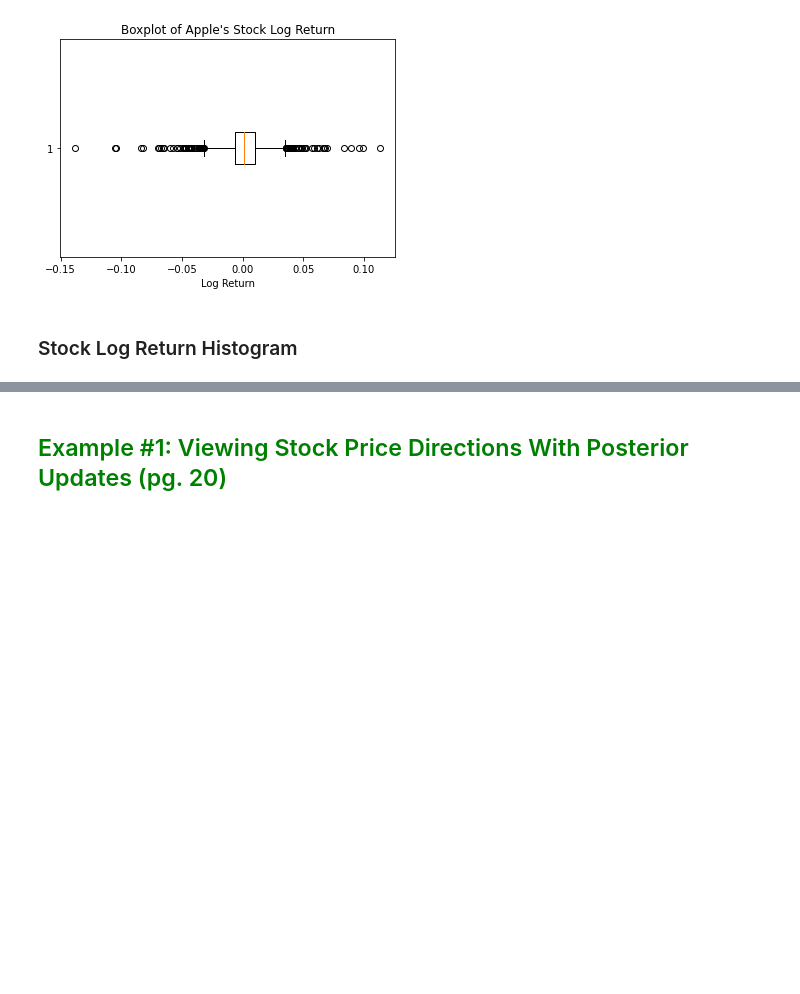
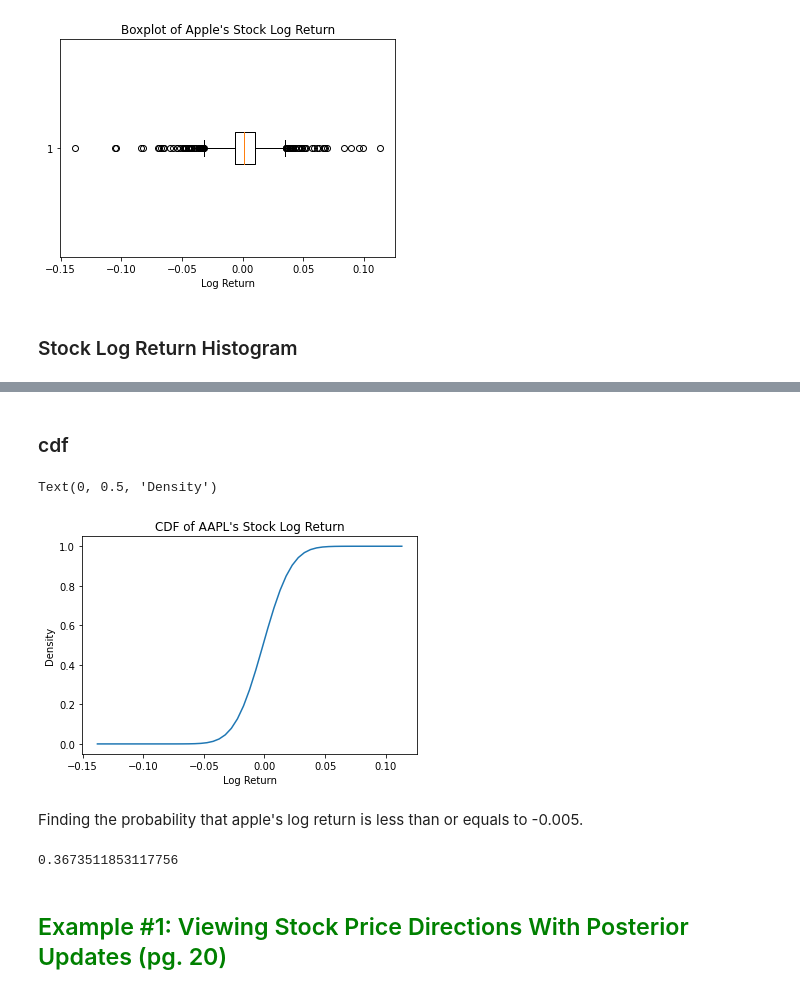
Before and after one commit to lykjohn/UChicago-Summer-Session-2022, a Jupyter notebook: Week1/Week 1 Lecture Source Code.ipynb, the cells around one changed output, grey strips where cells are left out. Saved outputs shown, nothing was run; the diff lists cells and outputs as text; code cells hidden in the pictures; blank space fills up the shorter version.

```diff
--- a/Week1/Week 1 Lecture Source Code.ipynb
+++ b/Week1/Week 1 Lecture Source Code.ipynb
@@ -133,3 +147,22 @@ Text(0, 0.5, 'Frequency')
+# %% [markdown]
+<h3> cdf</h3>
+# %%
+# calculating cumulative probabilities, then visualizing them
+cdf = pdf.cumsum()
+cdf /= cdf[-1]
+plt.plot(bins, cdf)
+plt.title("CDF of " + SYMBOL + "'s Stock Log Return")
+plt.xlabel("Log Return"); plt.ylabel("Density")
+# %% [output]
+Text(0, 0.5, 'Density')
+[figure, added]
+# %% [markdown]
+Finding the probability that apple's log return is less than or equals to -0.005.
+# %%
+from scipy.stats import norm
+norm.cdf(-0.005, loc = mu, scale = sigma)
+# %% [output]
+0.3673511853117756
 # %% [markdown]
 <h2 style="color:Green;">Example #1: Viewing Stock Price Directions With Posterior Updates (pg. 20)</h2>
 # %% [markdown]
```
Also changed, not shown: parts of 4 cells of this notebook, 8 other files.
